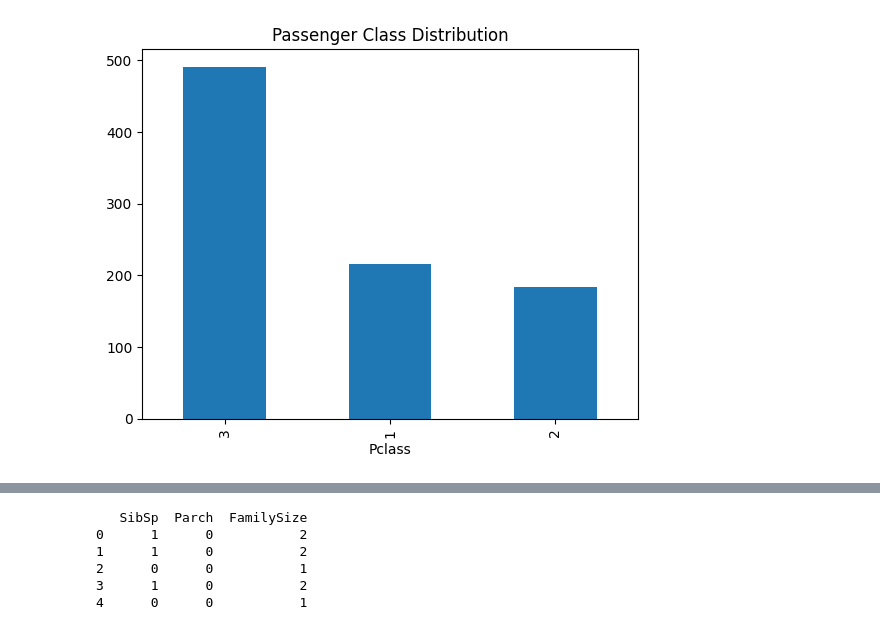
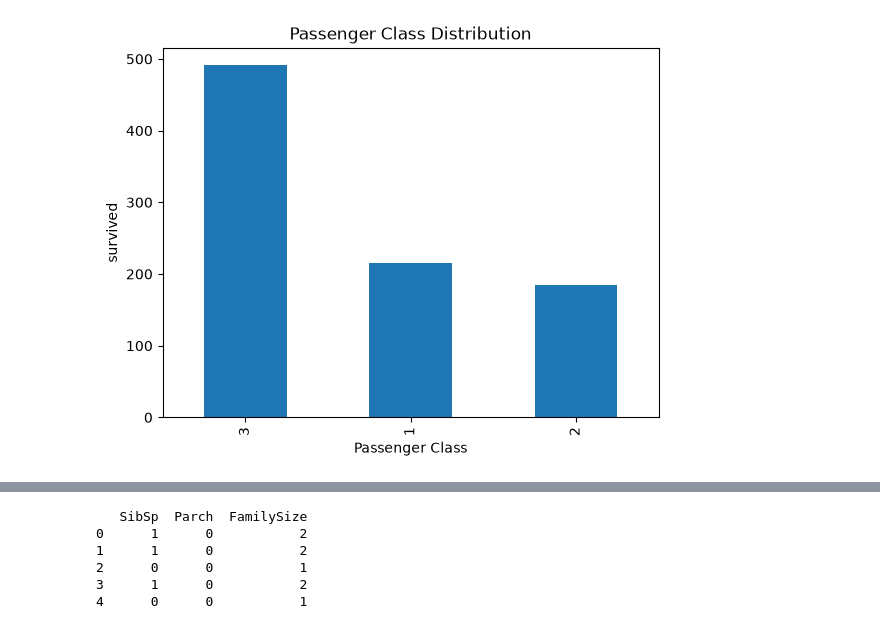
Before and after one commit to jyothikaseru/summer, a Jupyter notebook: simple_d1/titanic.ipynb, the cells around one changed output, grey strips where cells are left out. Saved outputs shown, nothing was run; the diff lists cells and outputs as text; code cells hidden in the pictures.

```diff
--- a/simple_d1/titanic.ipynb
+++ b/simple_d1/titanic.ipynb
@@ -51,9 +56,12 @@ None
 # %%
 dftrain["Pclass"].value_counts().plot(kind="bar")
+plt.xlabel("Passenger Class")
+plt.ylabel("survived")
+
 plt.title("Passenger Class Distribution")
 plt.show()
 # %% [output]
-[figure, old version]
+[figure, new version]
 # %%
 dftrain["Survived"].value_counts().plot(kind="bar")
 plt.title("Survival Distribution")
```
Also changed, not shown: parts of 8 cells of this notebook, 1 other file.
